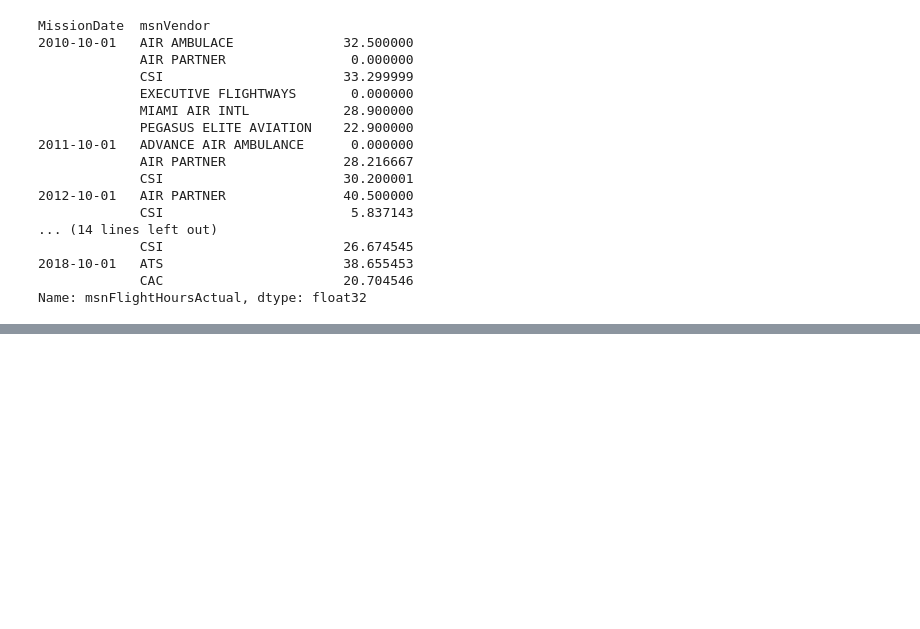
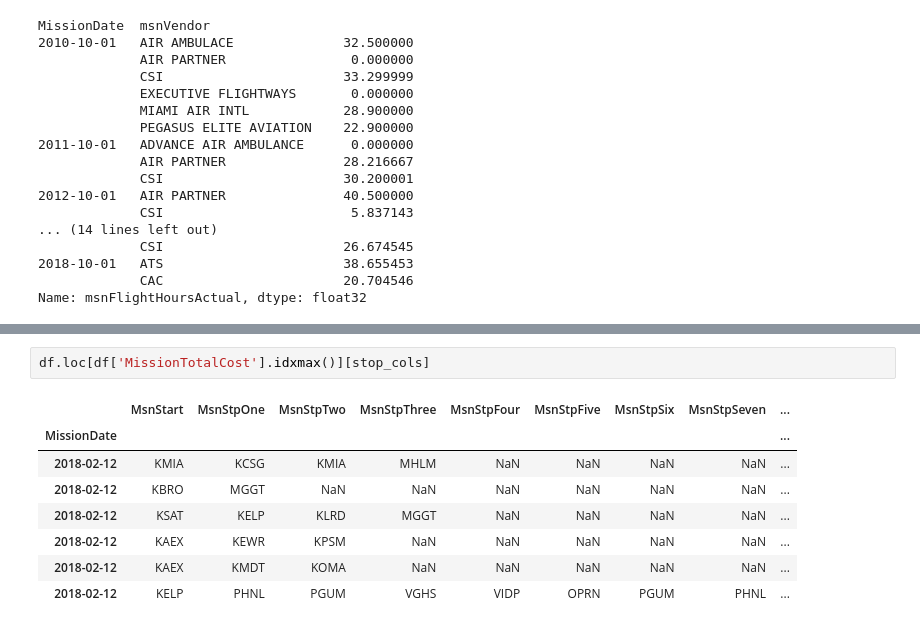
Before and after one commit to UWCHR/ice-air, a Jupyter notebook: installment2/analyze/note/missions.ipynb, the cells around one changed output, grey strips where cells are left out. Saved outputs shown, nothing was run; the diff lists cells and outputs as text; blank space fills up the shorter version.

```diff
--- a/installment2/analyze/note/missions.ipynb
+++ b/installment2/analyze/note/missions.ipynb
@@ -742,0 +741,11 @@ Name: msnFlightHoursActual, dtype: float32
+# %%
+df.loc[df['MissionTotalCost'].idxmax()][stop_cols]
+# %% [output]
+|  | MsnStart | MsnStpOne | MsnStpTwo | MsnStpThree | MsnStpFour | MsnStpFive | MsnStpSix | MsnStpSeven | ... |
+| MissionDate |  |  |  |  |  |  |  |  | ... |
+| 2018-02-12 | KMIA | KCSG | KMIA | MHLM | NaN | NaN | NaN | NaN | ... |
+| 2018-02-12 | KBRO | MGGT | NaN | NaN | NaN | NaN | NaN | NaN | ... |
+| 2018-02-12 | KSAT | KELP | KLRD | MGGT | NaN | NaN | NaN | NaN | ... |
+| 2018-02-12 | KAEX | KEWR | KPSM | NaN | NaN | NaN | NaN | NaN | ... |
+| 2018-02-12 | KAEX | KMDT | KOMA | NaN | NaN | NaN | NaN | NaN | ... |
+| 2018-02-12 | KELP | PHNL | PGUM | VGHS | VIDP | OPRN | PGUM | PHNL | ... |
```
Also changed, not shown: parts of 12 cells of this notebook, 1 other file.
